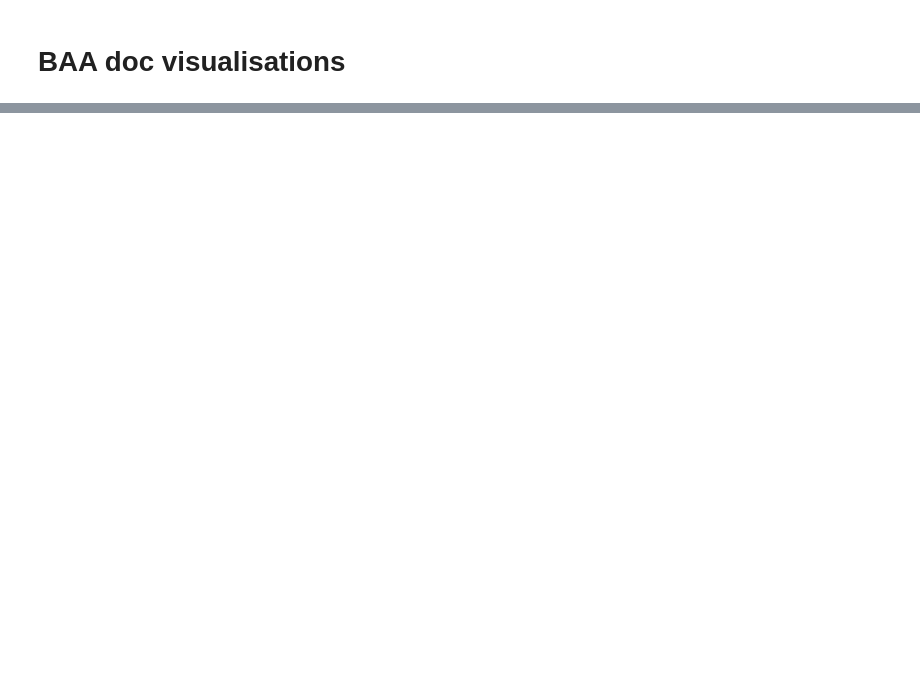
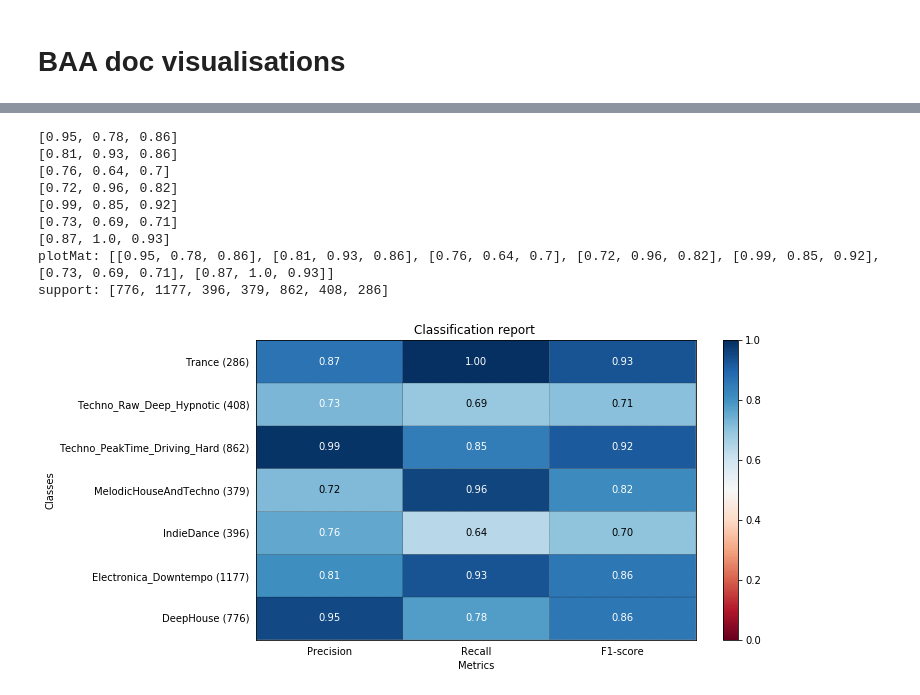
Before and after one commit to FabianGroeger96/deep-embedded-music, a Jupyter notebook: notebooks/thesis_visualisations.ipynb, the cells around one changed output, grey strips where cells are left out. Drawn from its saved outputs; the diff is of its cells as text; code cells hidden in the pictures; blank space fills up the shorter version.

```diff
--- a/notebooks/thesis_visualisations.ipynb
+++ b/notebooks/thesis_visualisations.ipynb
@@ -52,0 +255,25 @@ plt.show()
+# %%
+sampleClassificationReport = """             precision    recall  f1-score   support
+
+                   DeepHouse       0.95      0.78      0.86       776
+       Electronica_Downtempo       0.81      0.93      0.86      1177
+                  IndieDance       0.76      0.64      0.70       396
+       MelodicHouseAndTechno       0.72      0.96      0.82       379
+Techno_PeakTime_Driving_Hard       0.99      0.85      0.92       862
+    Techno_Raw_Deep_Hypnotic       0.73      0.69      0.71       408
+                      Trance       0.87      1.00      0.93       286"""
+plot_classification_report(sampleClassificationReport)
+plt.savefig('music_plot_classif_report.png', dpi=200, format='png', bbox_inches='tight')
+plt.show()
+plt.close()
+# %% [output]
+[0.95, 0.78, 0.86]
+[0.81, 0.93, 0.86]
+[0.76, 0.64, 0.7]
+[0.72, 0.96, 0.82]
+[0.99, 0.85, 0.92]
+[0.73, 0.69, 0.71]
+[0.87, 1.0, 0.93]
+plotMat: [[0.95, 0.78, 0.86], [0.81, 0.93, 0.86], [0.76, 0.64, 0.7], [0.72, 0.96, 0.82], [0.99, 0.85, 0.92], [0.73, 0.69, 0.71], [0.87, 1.0, 0.93]]
+support: [776, 1177, 396, 379, 862, 408, 286]
+[figure, added]
```
Also changed, not shown: parts of 13 cells of this notebook, 7 other files.
